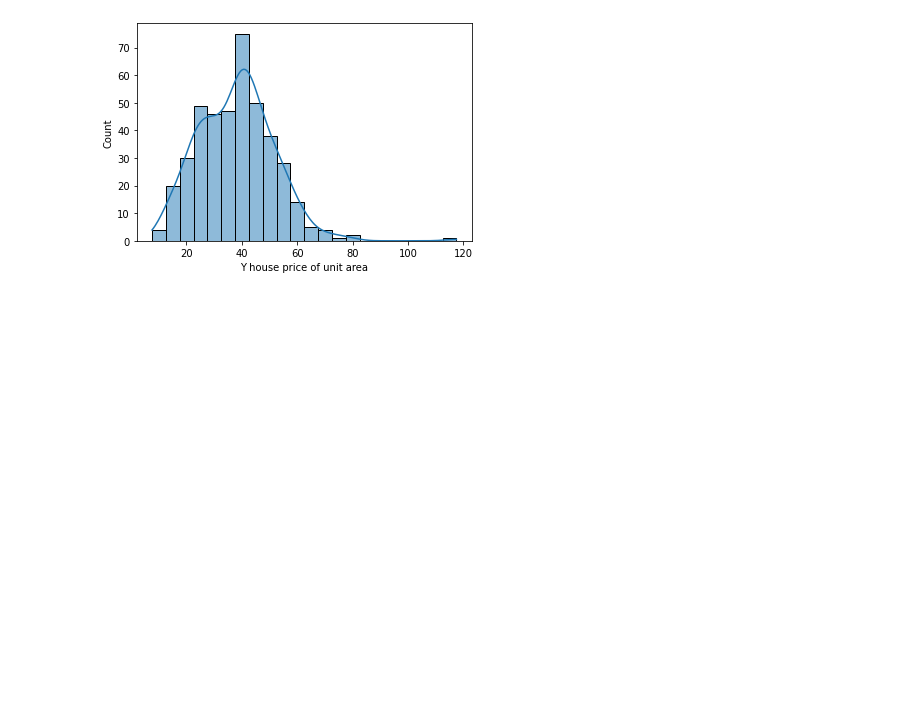
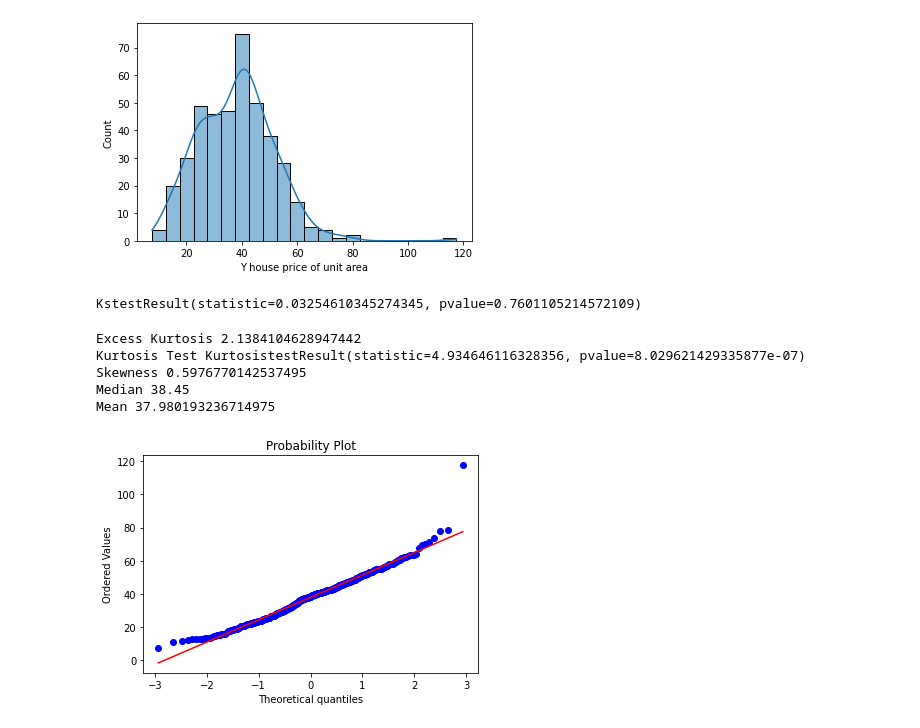
Before and after one commit to The-Knowledge-House/DS_22, a Jupyter notebook: phase_3/week_9/5_15/poll_questions.ipynb, the cells around one changed output. Cells and saved outputs as stored; diff of their text form; code cells hidden in the pictures; blank space fills up the shorter version.

```diff
--- a/phase_3/week_9/5_15/poll_questions.ipynb
+++ b/phase_3/week_9/5_15/poll_questions.ipynb
@@ -109,3 +111,47 @@ sns.histplot(df["Y house price of unit area"], kde=True)
 # %% [output]
 <AxesSubplot:xlabel='Y house price of unit area', ylabel='Count'>
 [figure]
+# %%
+from scipy import stats
+
+# check ks-test
+stats.kstest(df["Y house price of unit area"], stats.norm.cdf, args=(df["Y house price of unit area"].mean(), df["Y house price of unit area"].std()))
+
+# according to this ks-test, it is!
+# %% [output]
+KstestResult(statistic=0.03254610345274345, pvalue=0.7601105214572109)
+# %%
+# check kurtosis
+# negative: < 3; lighter tails than normal distribution (less outliers and flatter peaks)
+# positive: > 3; heavier tails than normal distribution (more outliers and higher peaks)
+print("Excess Kurtosis", stats.kurtosis(df["Y house price of unit area"]))
+
+# check scipy's "kurtosis test"
+# operates as a hypothesis test:
+# H0: Kurtosis is that of Normal Distribution
+# H1: Kurtosis is not of Normal Distribution
+print("Kurtosis Test", stats.kurtosistest(df["Y house price of unit area"]))
+
+# check skewness
+# negative: left-skewed
+# positive: right-skewed
+print("Skewness", stats.skew(df["Y house price of unit area"]))
+
+# check central tendency
+print("Median", df["Y house price of unit area"].median())
+print("Mean", df["Y house price of unit area"].mean())
+# %% [output]
+Excess Kurtosis 2.1384104628947442
+Kurtosis Test KurtosistestResult(statistic=4.934646116328356, pvalue=8.029621429335877e-07)
+Skewness 0.5976770142537495
+Median 38.45
+Mean 37.980193236714975
+# %%
+import statsmodels.api as sm
+import matplotlib.pyplot as plt
+
+## QQ-Plot
+stats.probplot(df["Y house price of unit area"], dist="norm", plot=plt)
+plt.show()
+# %% [output]
+[figure, added]
```
Also changed, not shown: parts of 2 cells of this notebook, 1 other file.
